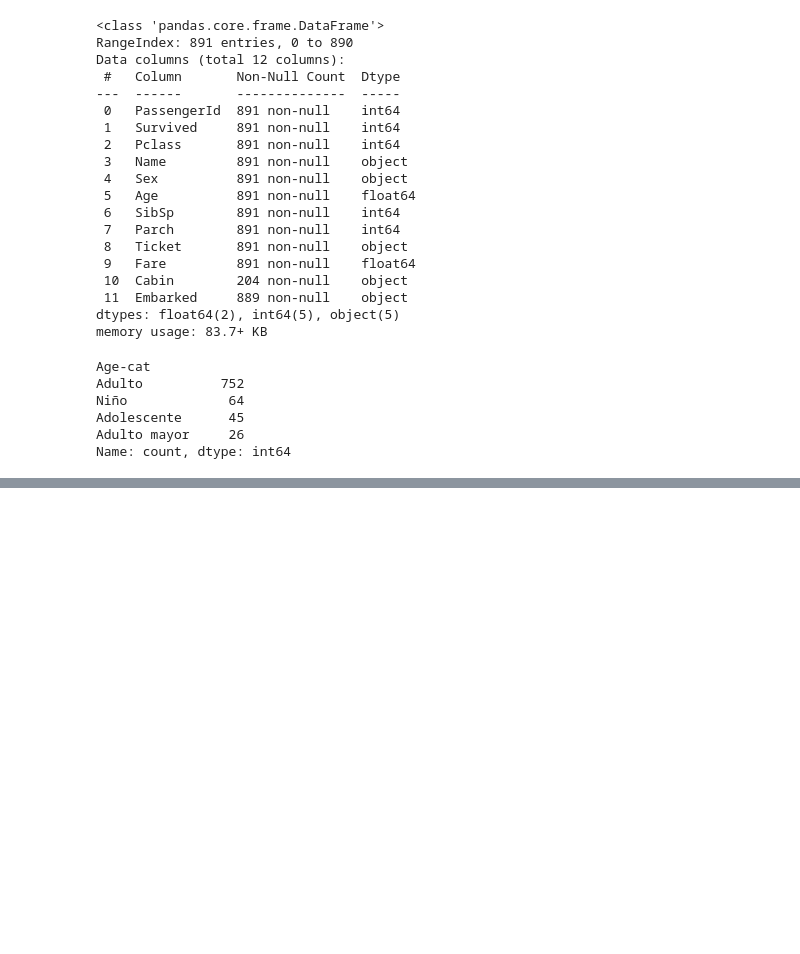
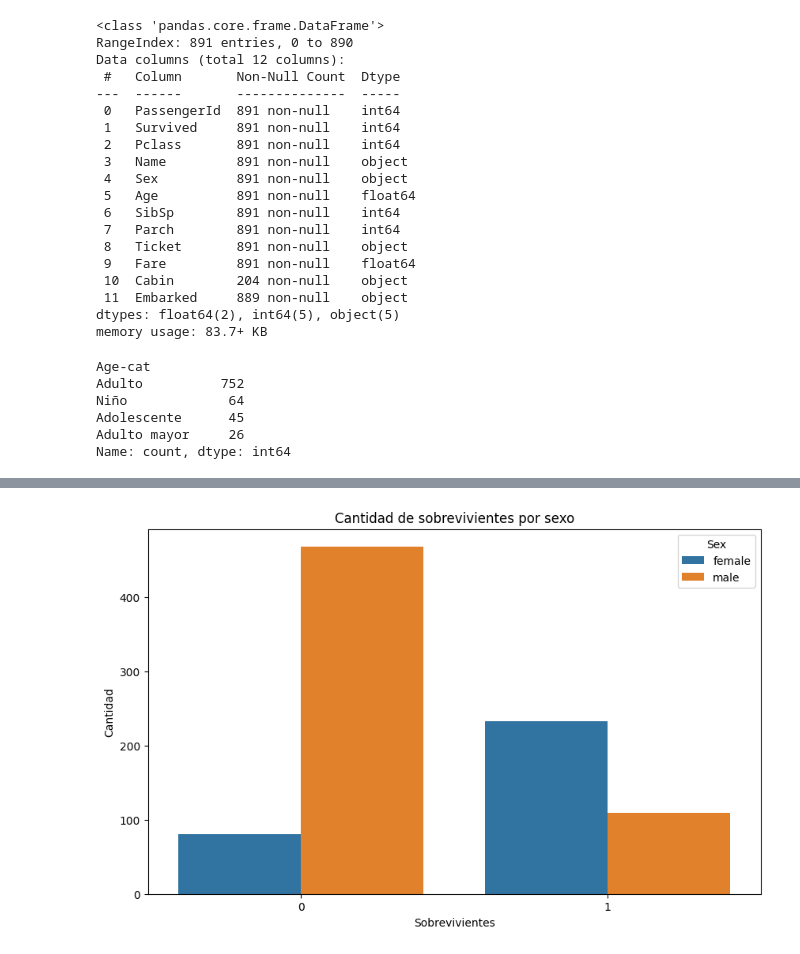
Before and after one commit to jlbonac/pandas-sesion-1, a Jupyter notebook: pandas-sesion-1.ipynb, the cells around one changed output, grey strips where cells are left out. Saved outputs shown, nothing was run; the diff lists cells and outputs as text; code cells hidden in the pictures; blank space fills up the shorter version.

```diff
--- a/pandas-sesion-1.ipynb
+++ b/pandas-sesion-1.ipynb
@@ -578,0 +693,11 @@ Name: count, dtype: int64
+# %%
+# contabilizar los sobrevivientes por sexo en grafico de barras
+plt.figure(figsize=(10, 6))
+survivor_sex_counts = df_titanic4.groupby(["Survived", "Sex"]).size().reset_index(name='Count')
+sns.barplot(x="Survived", y="Count", hue="Sex", data=survivor_sex_counts)
+plt.title("Cantidad de sobrevivientes por sexo")
+plt.xlabel("Sobrevivientes")
+plt.ylabel("Cantidad")
+plt.show()
+# %% [output]
+[figure, added]
```
Also changed, not shown: parts of 19 cells of this notebook, 1 other file.
